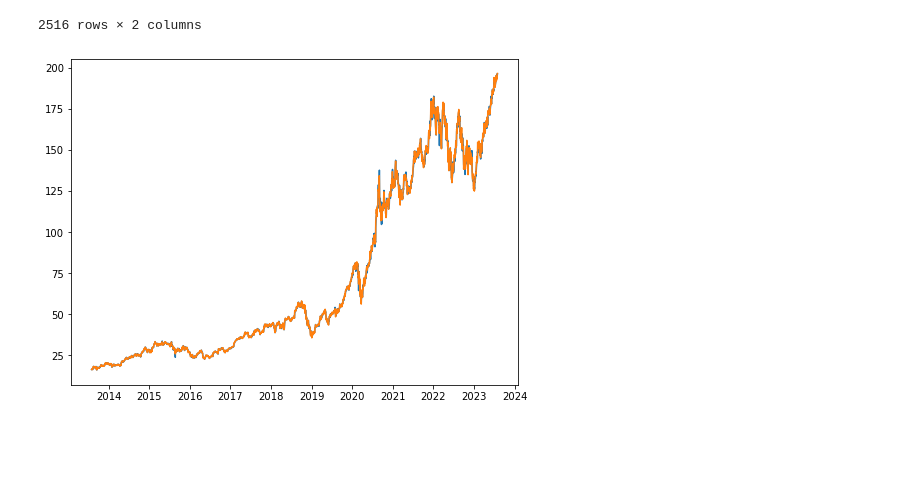
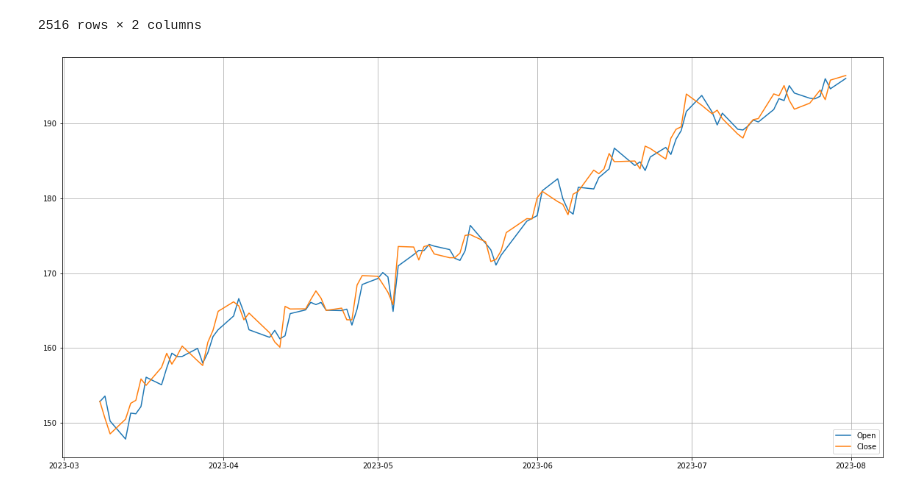
Before and after one commit to bhardwajshivam/Optimizing-Order-Execution-Strategy-for-HFT, a Jupyter notebook: Data_Collection.ipynb, the cells around one changed output. Drawn from its saved outputs; the diff is of its cells as text; code cells hidden in the pictures; blank space fills up the shorter version.

```diff
--- a/Data_Collection.ipynb
+++ b/Data_Collection.ipynb
@@ -82,9 +82,11 @@ data
 # %%
 import matplotlib.pyplot as plt
 # %%
-plt.figure(figsize=(8, 6))
-plt.plot(data['Open'])
-plt.plot(data['Close'])
+plt.figure(figsize=(20, 10))
+plt.plot(data['Open'][-100:])
+plt.plot(data['Close'][-100:])
+plt.grid(True)
+plt.legend(["Open", "Close"], loc ="lower right")
 plt.show()
 # %% [output]
-[figure, old version]
+[figure, new version]
```
Also changed, not shown: parts of 7 cells of this notebook.
